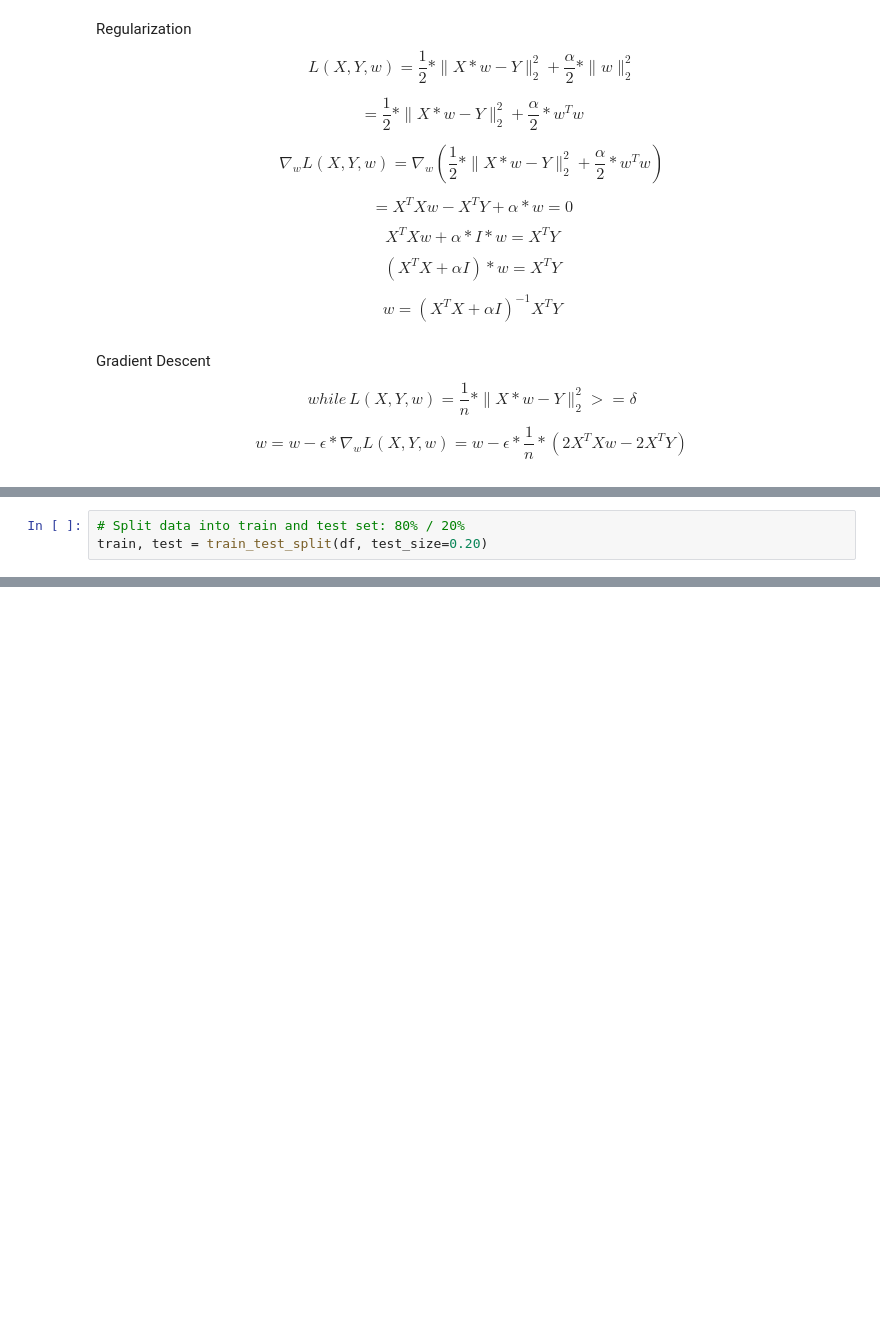
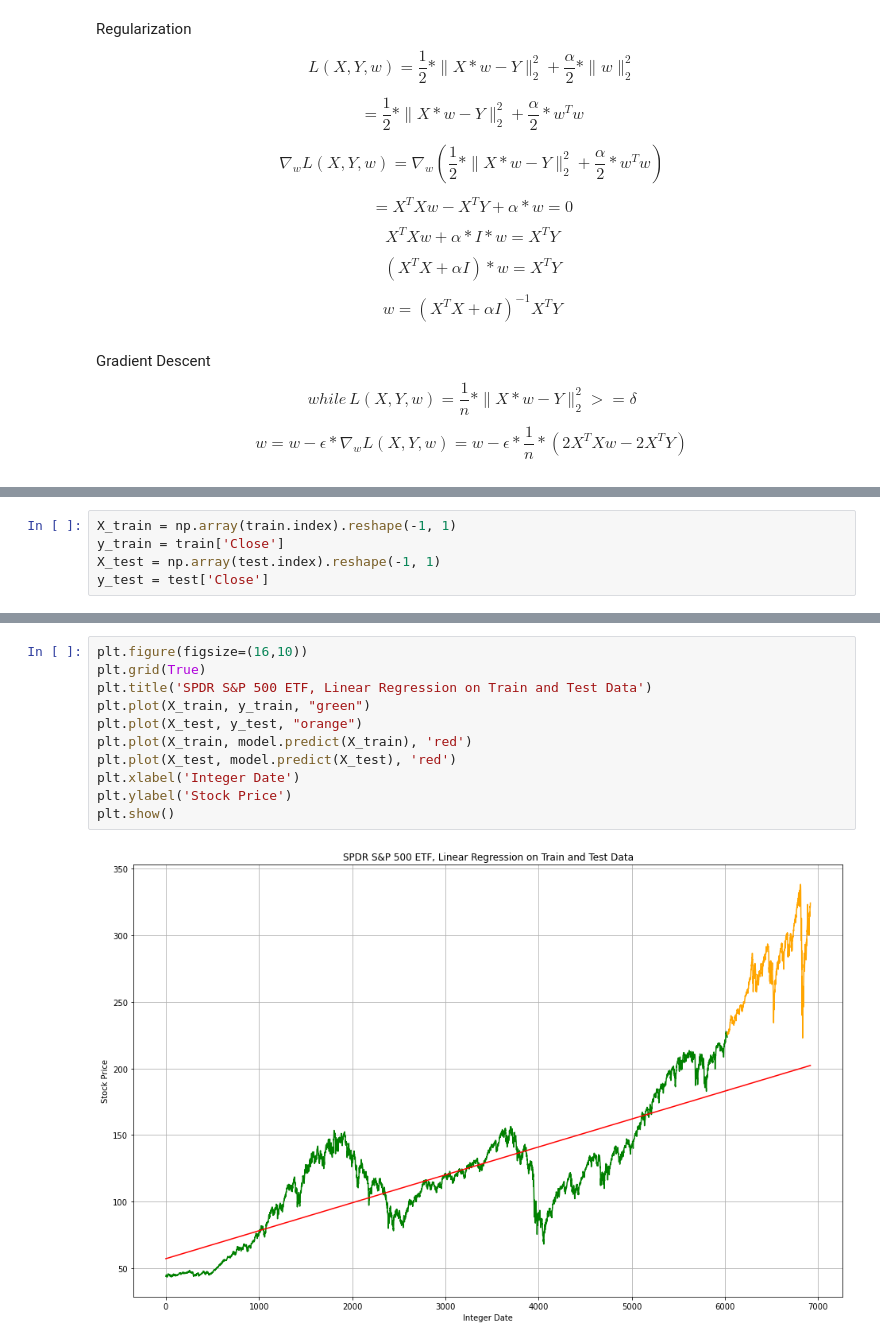
Before and after one commit to Wenbo-Git/Data-Science, a Jupyter notebook: Linear Regression/Linear Regression.ipynb, the cells around one changed output, grey strips where cells are left out. Cells and saved outputs as stored; diff of their text form; blank space fills up the shorter version.

```diff
--- a/Linear Regression/Linear Regression.ipynb
+++ b/Linear Regression/Linear Regression.ipynb
@@ -101,3 +108,5 @@ from sklearn.model_selection import train_test_split
-# %%
-# Split data into train and test set: 80% / 20%
-train, test = train_test_split(df, test_size=0.20)
+# %%
+X_train = np.array(train.index).reshape(-1, 1)
+y_train = train['Close']
+X_test = np.array(test.index).reshape(-1, 1)
+y_test = test['Close']
@@ -103,0 +118,13 @@ train, test = train_test_split(df, test_size=0.20)
+# %%
+plt.figure(figsize=(16,10))
+plt.grid(True)
+plt.title('SPDR S&P 500 ETF, Linear Regression on Train and Test Data')
+plt.plot(X_train, y_train, "green")
+plt.plot(X_test, y_test, "orange")
+plt.plot(X_train, model.predict(X_train), 'red')
+plt.plot(X_test, model.predict(X_test), 'red')
+plt.xlabel('Integer Date')
+plt.ylabel('Stock Price')
+plt.show()
+# %% [output]
+[figure, added]
```
Also changed, not shown: parts of 8 cells of this notebook.
